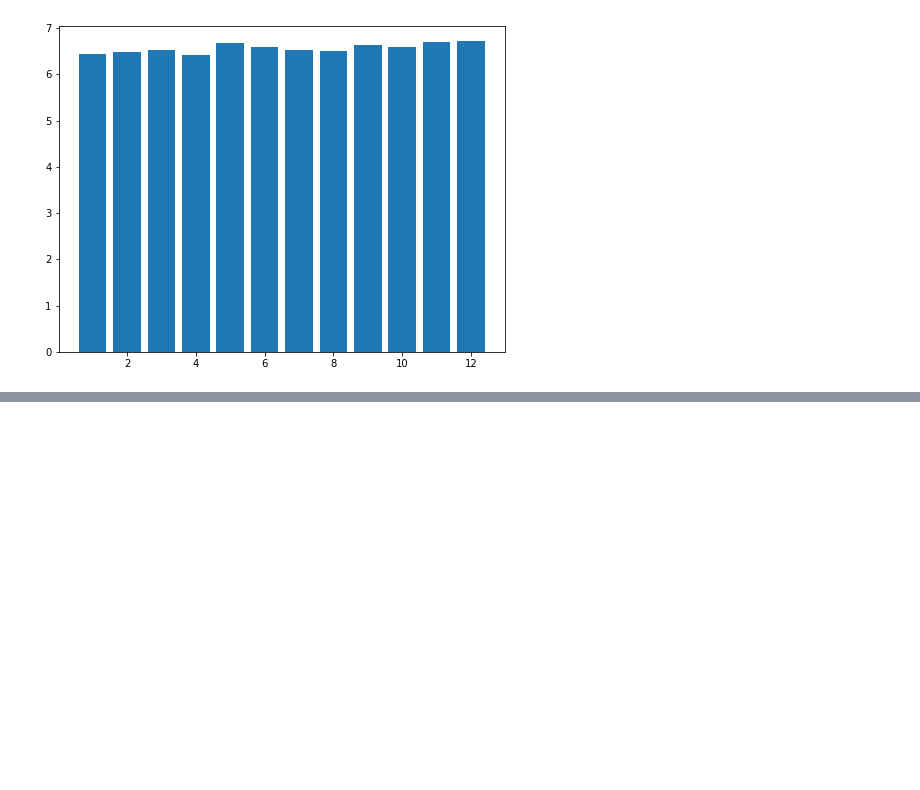
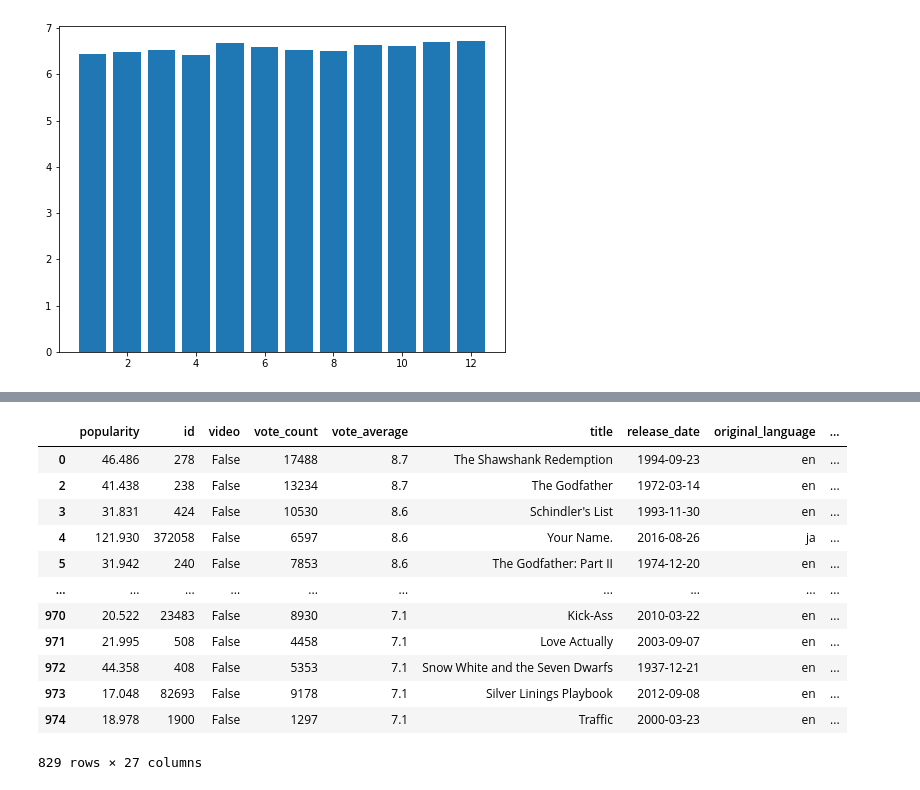
Before and after one commit to raizelistaken/MovieAnalysis, a Jupyter notebook: Date.ipynb, the cells around one changed output, grey strips where cells are left out. Cells and saved outputs as stored; diff of their text form; code cells hidden in the pictures; blank space fills up the shorter version.

```diff
--- a/Date.ipynb
+++ b/Date.ipynb
@@ -200,0 +237,16 @@ ax.bar(x,y)
+# %%
+combined.dropna(subset = ['gross_us'])
+# %% [output]
+|  | popularity | id | video | vote_count | vote_average | title | release_date | original_language | ... |
+| 0 | 46.486 | 278 | False | 17488 | 8.7 | The Shawshank Redemption | 1994-09-23 | en | ... |
+| 2 | 41.438 | 238 | False | 13234 | 8.7 | The Godfather | 1972-03-14 | en | ... |
+| 3 | 31.831 | 424 | False | 10530 | 8.6 | Schindler's List | 1993-11-30 | en | ... |
+| 4 | 121.930 | 372058 | False | 6597 | 8.6 | Your Name. | 2016-08-26 | ja | ... |
+| 5 | 31.942 | 240 | False | 7853 | 8.6 | The Godfather: Part II | 1974-12-20 | en | ... |
+| ... | ... | ... | ... | ... | ... | ... | ... | ... | ... |
+| 970 | 20.522 | 23483 | False | 8930 | 7.1 | Kick-Ass | 2010-03-22 | en | ... |
+| 971 | 21.995 | 508 | False | 4458 | 7.1 | Love Actually | 2003-09-07 | en | ... |
+| 972 | 44.358 | 408 | False | 5353 | 7.1 | Snow White and the Seven Dwarfs | 1937-12-21 | en | ... |
+| 973 | 17.048 | 82693 | False | 9178 | 7.1 | Silver Linings Playbook | 2012-09-08 | en | ... |
+| 974 | 18.978 | 1900 | False | 1297 | 7.1 | Traffic | 2000-03-23 | en | ... |
+829 rows × 27 columns
```
Also changed, not shown: parts of 13 cells of this notebook, 5 other files.
